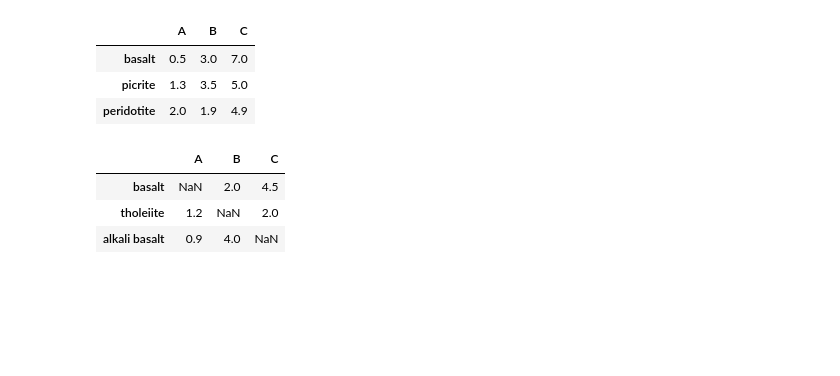
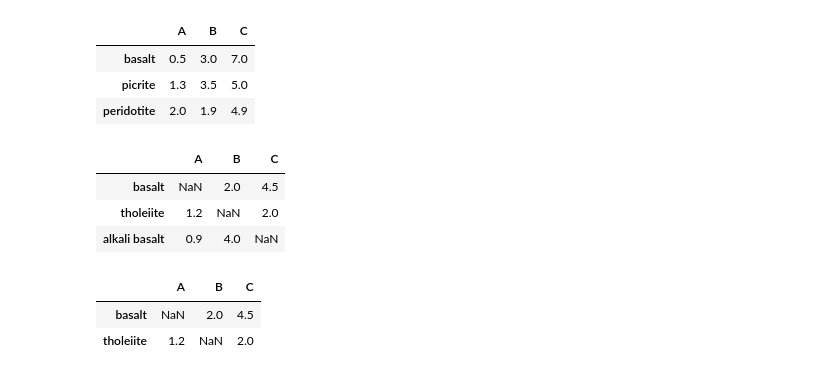
Before and after one commit to rzaitov/earth_spbu, a Jupyter notebook: day_3_pandas_dataframe.ipynb, the cells around one changed output. Drawn from its saved outputs; the diff is of its cells as text; code cells hidden in the pictures; blank space fills up the shorter version.

```diff
--- a/day_2_pandas_dataframe.ipynb
+++ b/day_3_pandas_dataframe.ipynb
@@ -211,3 +271,18 @@ missed_values
 | basalt | NaN | 2.0 | 4.5 |
 | tholeiite | 1.2 | NaN | 2.0 |
 | alkali basalt | 0.9 | 4.0 | NaN |
+# %%
+# Задание получить все строки где отсутствуют данные либо в колонке A либо в колонке B
+# Решение:
+# Создадим таблицу состоящу только из колонок A и B
+AB_table = data.loc[:, ["A", "B"]]
+# Создадим табличную маску где отсутствуют данные
+table_mask = AB_table.isna()
+# Создадим маску для строк
+row_mask = table_mask.any(axis=1)
+
+data[row_mask]
+# %% [output]
+|  | A | B | C |
+| basalt | NaN | 2.0 | 4.5 |
+| tholeiite | 1.2 | NaN | 2.0 |
```
Also changed, not shown: parts of 15 cells of this notebook, 1 other file.
